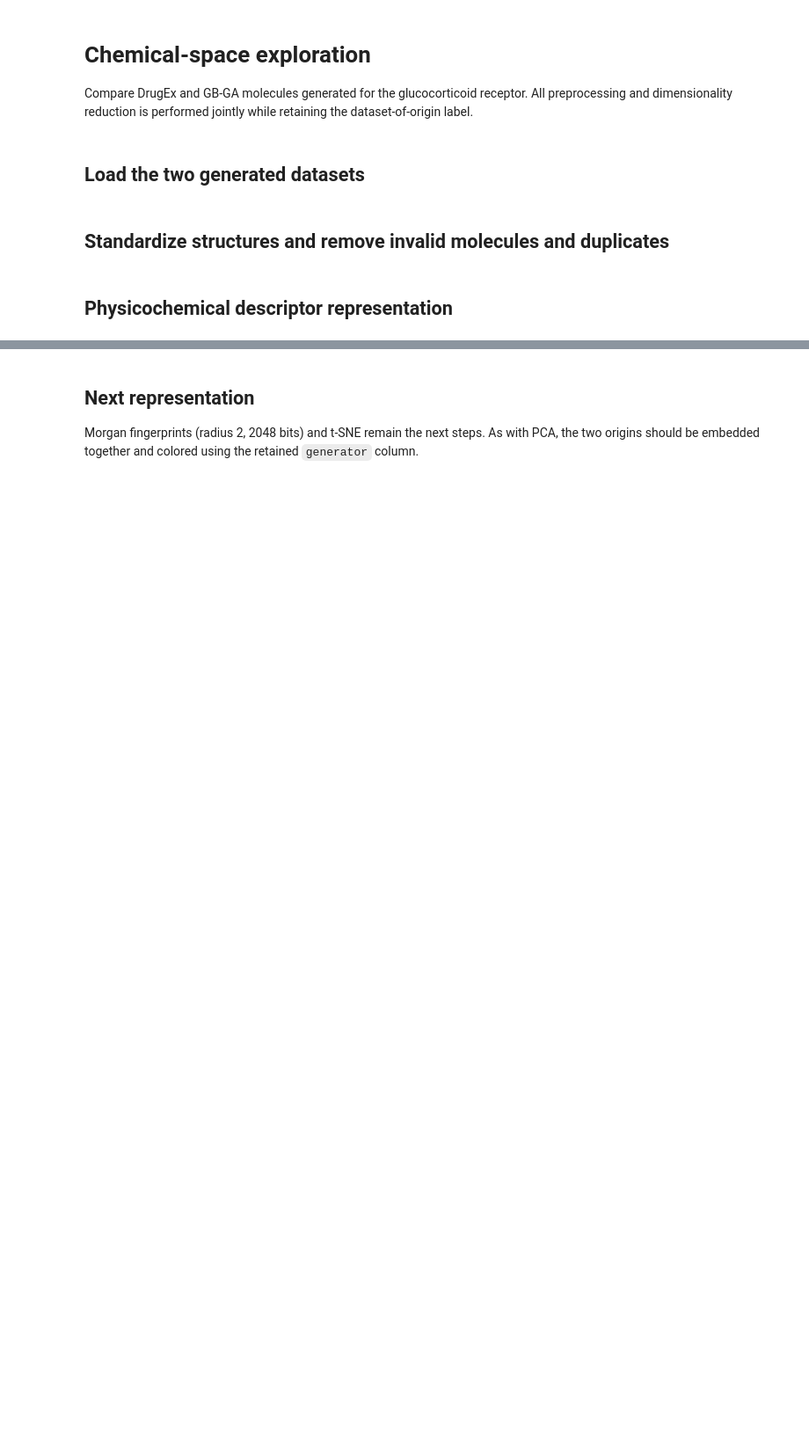
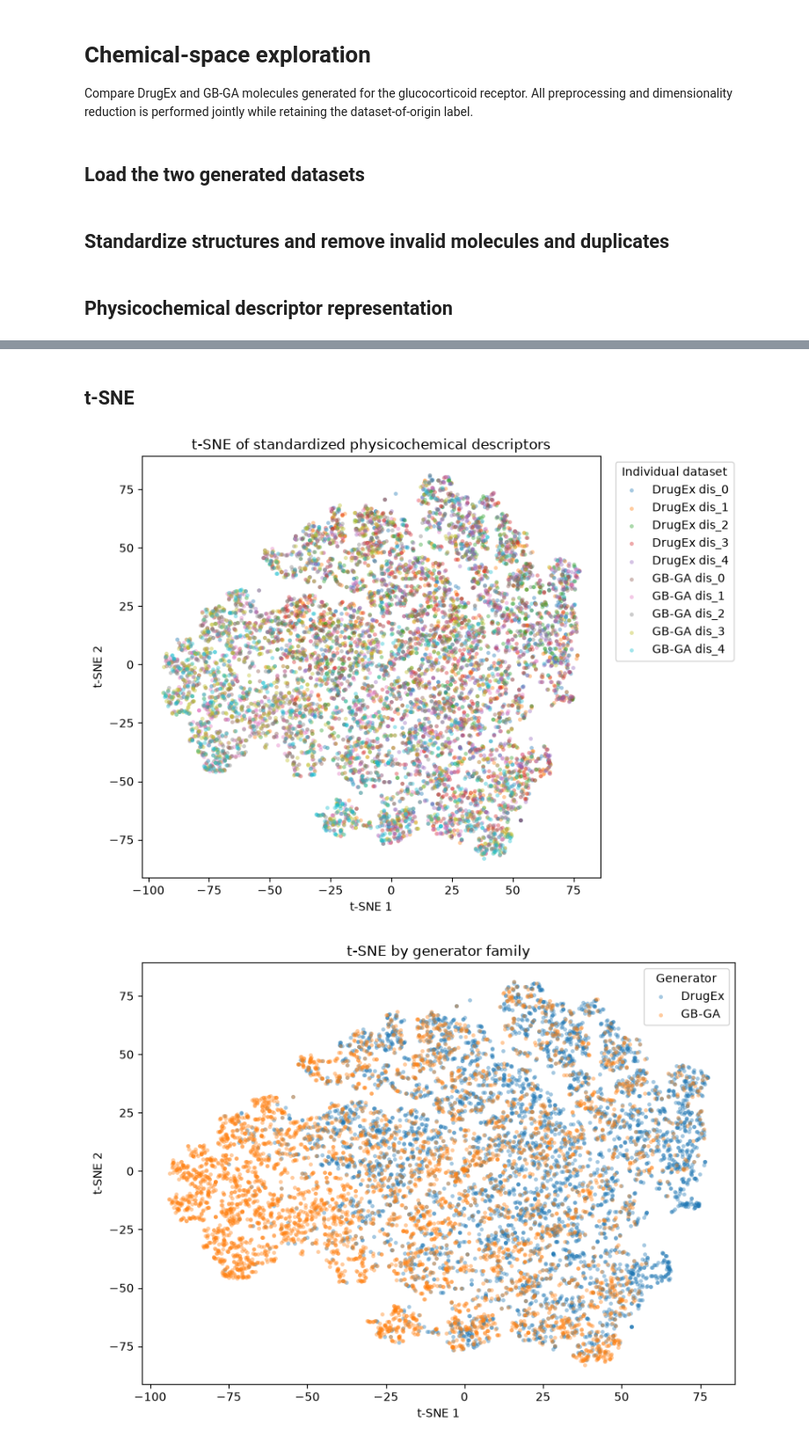
Before and after one commit to Pospim/space_explore, a Jupyter notebook: space_explore.ipynb, the cells around one changed output, grey strips where cells are left out. Shown at 88% size. Cells and saved outputs as stored; diff of their text form; code cells hidden in the pictures; blank space fills up the shorter version.

```diff
--- a/space_explore.ipynb
+++ b/space_explore.ipynb
@@ -180,4 +277,64 @@ plt.show()
-# %% [markdown]
-## Next representation
-
-Morgan fingerprints (radius 2, 2048 bits) and t-SNE remain the next steps. As with PCA, the two origins should be embedded together and colored using the retained `generator` column.
+# %% [markdown]
+## t-SNE
+# %%
+# Use an equal-sized sample from every individual input dataset.
+TSNE_SAMPLES_PER_DATASET = 1_000
+
+tsne_sample = (
+    generated.groupby("dataset", group_keys=False)
+    .sample(n=TSNE_SAMPLES_PER_DATASET, random_state=RANDOM_STATE)
+    .sort_index()
+)
+X_tsne = X_descriptors_scaled[tsne_sample.index.to_numpy()]
+
+tsne = TSNE(
+    n_components=2,
+    perplexity=30,
+    init="pca",
+    learning_rate="auto",
+    random_state=RANDOM_STATE,
+)
+tsne_coordinates = tsne.fit_transform(X_tsne)
+
+tsne_plot = tsne_sample[["generator", "run", "dataset"]].reset_index(drop=True)
+tsne_plot[["tSNE1", "tSNE2"]] = tsne_coordinates
+
+fig, ax = plt.subplots(figsize=(8, 6))
+for dataset, group in tsne_plot.groupby("dataset"):
+    ax.scatter(
+        group["tSNE1"],
+        group["tSNE2"],
+        label=dataset,
+        color=dataset_colors[dataset],
+        alpha=0.4,
+        s=12,
+        linewidths=0,
+    )
+ax.set_xlabel("t-SNE 1")
+ax.set_ylabel("t-SNE 2")
+ax.set_title("t-SNE of standardized physicochemical descriptors")
+ax.legend(title="Individual dataset", bbox_to_anchor=(1.02, 1), loc="upper left")
+fig.tight_layout()
+plt.show()
+
+# Joined view: combine the five runs into the two generator families.
+fig, ax = plt.subplots(figsize=(8, 6))
+for generator, group in tsne_plot.groupby("generator"):
+    ax.scatter(
+        group["tSNE1"],
+        group["tSNE2"],
+        label=generator_short_names[generator],
+        color=generator_colors[generator],
+        alpha=0.4,
+        s=12,
+        linewidths=0,
+    )
+ax.set_xlabel("t-SNE 1")
+ax.set_ylabel("t-SNE 2")
+ax.set_title("t-SNE by generator family")
+ax.legend(title="Generator")
+fig.tight_layout()
+plt.show()
+# %% [output]
+[figure, added]
+[figure, added]
```
Also changed, not shown: parts of 7 cells of this notebook.
